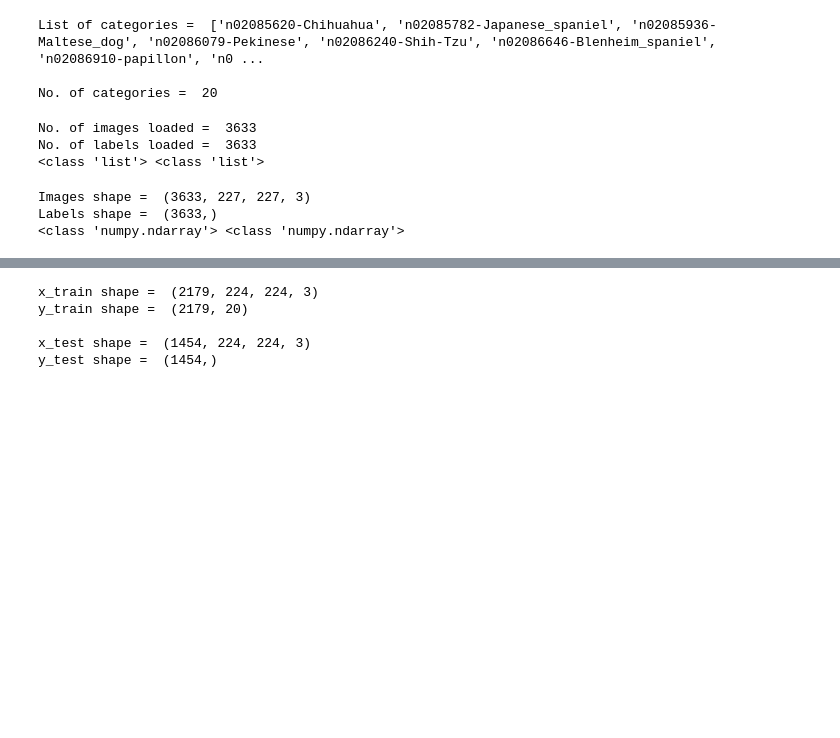
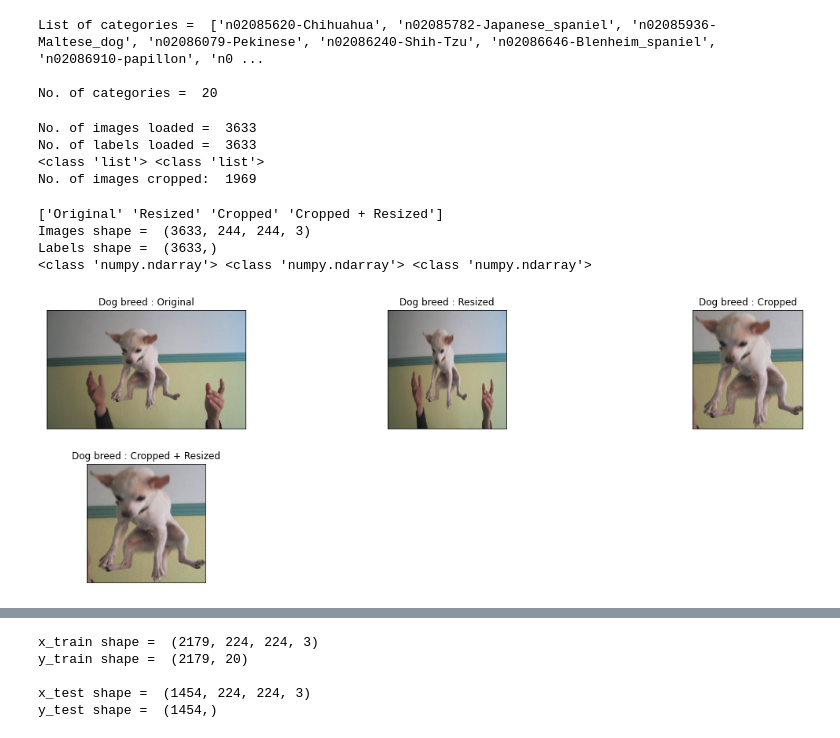
Before and after one commit to elba98/MLDogBreedClassification, a Jupyter notebook: BreedClassifier.ipynb, the cells around one changed output, grey strips where cells are left out. Cells and saved outputs as stored; diff of their text form; code cells hidden in the pictures; blank space fills up the shorter version.

```diff
--- a/BreedClassifier.ipynb
+++ b/BreedClassifier.ipynb
@@ -55,10 +55,24 @@ print("List of categories = ",categories,"\n\nNo. of categories = ", len(categor
 List of categories =  ['n02085620-Chihuahua', 'n02085782-Japanese_spaniel', 'n02085936-Maltese_dog', 'n02086079-Pekinese', 'n02086240-Shih-Tzu', 'n02086646-Blenheim_spaniel', 'n02086910-papillon', 'n0 ...
 
 No. of categories =  20
+# %%
+import xml.etree.ElementTree as ET
+def getBBox(category,image_name):
+    root = ET.parse('input/stanford-dogs-dataset/annotations/Annotation/'+category+'/'+image_name).getroot()
+    for type_tag in root.findall('object/bndbox'):
+        xmin = int(type_tag.findtext('xmin'))
+        ymin = int(type_tag.findtext('ymin'))
+        xmax = int(type_tag.findtext('xmax'))
+        ymax = int(type_tag.findtext('ymax'))
+    return [xmin,ymin,xmax,ymax]
 # %%
 def load_images_and_labels(categories):
     img_lst=[]
     labels=[]
+    images_cropped = 0
+    image_crop_comparisson = []
+    example_saved = False
+
     for index, category in enumerate(categories):
         for image_name in os.listdir(fpath+"/"+category):
             img = cv2.imread(fpath+"/"+category+"/"+image_name)
@@ -66,33 +80,80 @@ def load_images_and_labels(categories):
 
             img_array = Image.fromarray(img, 'RGB')
 
-            #resize image to 227 x 227 because the input image resolution for AlexNet is 227 x 227
-            resized_img = img_array.resize((227, 227))
+            box = getBBox(category, image_name[:-3]) #[:-3] to remove .jpg from image filename
+            box_width = box[2] - box[0]
+            box_height = box[3] - box[1]
+            image_width = img_array.width
+            image_height = img_array.height
+            box_aspect = box_width/box_height
+            image_aspect = image_width/image_height
+            resized_img = img_array
+            if abs(1-box_aspect) < abs(1-image_aspect):
+                # Box aspect is closer to 1:1 (square)
+                # Therefore we crop to the dog, and resize based on that
+                cropped_img = img_array.crop(box=box)
+                resized_img = cropped_img.resize((244,244))
+                images_cropped += 1
+                if example_saved == False:
+                    example_saved = True
+                    image_crop_comparisson.append(np.array(img_array))                    #original
+                    image_crop_comparisson.append(np.array(img_array.resize((244,244))))  #original resized
+                    image_crop_comparisson.append(np.array(cropped_img))                  #cropped
+                    image_crop_comparisson.append(np.array(resized_img))                  #cropped resized
+            else:
+                # Box aspect is closer to 1:1 (square)
+                resized_img = img_array.resize((244,244))
+
 
             img_lst.append(np.array(resized_img))
 
             labels.append(index)
-    return img_lst, labels
+    return img_lst, labels, images_cropped, image_crop_comparisson
 
-images, labels = load_images_and_labels(categories)
+images, labels, images_cropped, image_crop_comparisson = load_images_and_labels(categories)
 print("No. of images loaded = ",len(images),"\nNo. of labels loaded = ",len(labels))
 print(type(images),type(labels))
+print("No. of images cropped: ", images_cropped)
 images = np.array(images)
 labels = np.array(labels)
 # %% [output]
 No. of images loaded =  3633
 No. of labels loaded =  3633
 <class 'list'> <class 'list'>
+No. of images cropped:  1969
 # %%
 images = np.array(images)
 labels = np.array(labels)
+image_crop_comparisson = np.array(image_crop_comparisson)
+image_crop_comparisson_labels = np.array(['Original','Resized','Cropped','Cropped + Resized'])
 
 print("Images shape = ",images.shape,"\nLabels shape = ",labels.shape)
-print(type(images),type(labels))
+print(type(images),type(labels),type(image_crop_comparisson_labels))
 # %% [output]
-Images shape =  (3633, 227, 227, 3)
+['Original' 'Resized' 'Cropped' 'Cropped + Resized']
+Images shape =  (3633, 244, 244, 3)
 Labels shape =  (3633,)
-<class 'numpy.ndarray'> <class 'numpy.ndarray'>
+<class 'numpy.ndarray'> <class 'numpy.ndarray'> <class 'numpy.ndarray'>
+# %%
+def display_cropped_image_example(images, labels):
+    plt.figure(1 , figsize = (19 , 10))
+    n = 0
+    for i in range(4):
+        n += 1
+        r = np.random.randint(0 , images.shape[0] , 1)
+
+        plt.subplot(3 , 3 , n)
+        plt.subplots_adjust(hspace = 0.3 , wspace = 0.3)
+        plt.imshow(images[i])
+
+        plt.title('Dog breed : {}'.format(labels[i]))
+        plt.xticks([])
+        plt.yticks([])
+
+    plt.show()
+display_cropped_image_example(image_crop_comparisson, image_crop_comparisson_labels)
+# %% [output]
+[figure, added]
 # %%
 def display_rand_images(images, labels):
     plt.figure(1 , figsize = (19 , 10))
```
Also changed, not shown: parts of 2 cells of this notebook, 1 other file.
